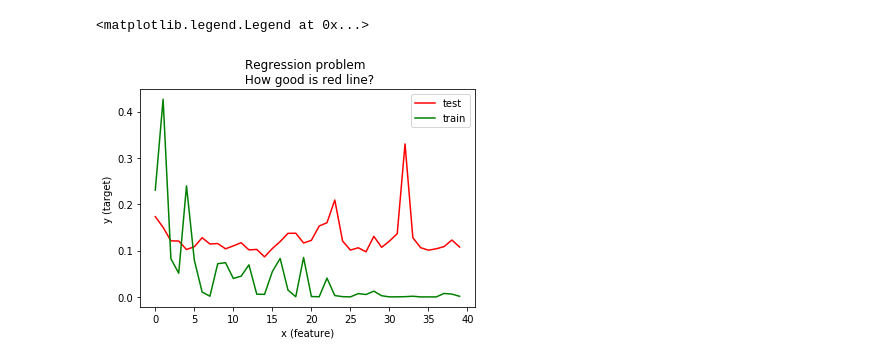
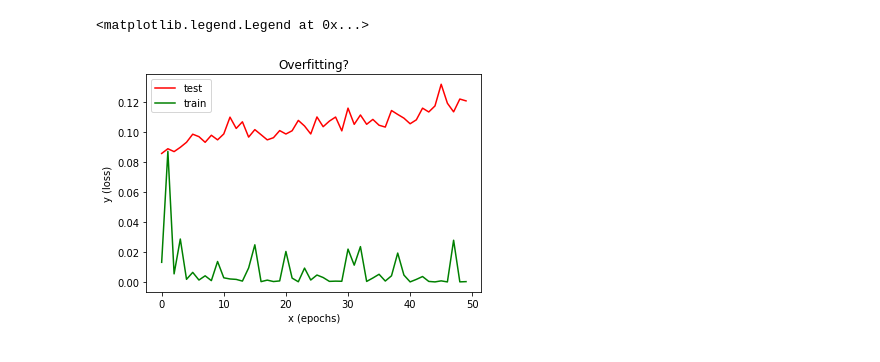
Before and after one commit to lilaac/MachineLearningOtus, a Jupyter notebook: week3.2_4/mnist_mlp-homework.ipynb, the cells around one changed output. Cells and saved outputs as stored; diff of their text form; code cells hidden in the pictures.

```diff
--- a/week3.2_4/mnist_mlp-homework.ipynb
+++ b/week3.2_4/mnist_mlp-homework.ipynb
@@ -19,12 +19,12 @@ plt.rcParams["figure.figsize"] = [12, 8]
 train_loader, valid_loader, test_loader = mnist(valid=10000)
 # %%
 class Net(nn.Module):
-    def __init__(self, batchnorm=False, dropout=False, lr=1e-3, l2=0.):
+    def __init__(self, batchnorm=False, dropout=False, lr=1e-4, l2=0.):
         super(Net, self).__init__()
         self.fc1 = nn.Linear(28*28, 128)
-        self.fc2 = nn.Linear(128, 200)
-        self.fc3 = nn.Linear(200, 100)
-        self.fc4 = nn.Linear(100, 10)
+        self.fc2 = nn.Linear(128, 128)
+        self.fc3 = nn.Linear(128, 64)
+        self.fc4 = nn.Linear(64, 10)
         if batchnorm:
             self.bn = nn.BatchNorm1d(128)
         self.batchnorm = batchnorm
@@ -41,7 +41,6 @@ class Net(nn.Module):
         if self.dropout:
             x = F.dropout(x, 0.5)
         x = F.relu(self.fc3(x))
-        #x = F.hardshrink(self.fc32(x))
         x = self.fc4(x)
         x = F.log_softmax(x, dim=1)
         return x
@@ -80,3 +76,5 @@ models = [Net(True, True)]
+# %%
+models = [Net(True, False)] # Pick version withpot dropout as the dropout may also lead to limit weights
 # %%
 def test(models, loader, epoch, test_loss):
     test_size = len(loader.sampler)
@@ -106,7 +104,7 @@ def test(models, loader, epoch, test_loss):
     print(report)
     return test_loss_plot
 # %%
-epochs_number = 40
+epochs_number = 50
 train_loss_plot = [0]*len(models)*epochs_number
 test_loss_plot = [0]*len(models)*epochs_number
 for epoch in range(1, epochs_number+1):
@@ -143,10 +140,10 @@ for i in range(len(train_loss_plot)):
 # %%
-plt.title("Regression problem \n How good is red line?")
-plt.xlabel("x (feature)")
-plt.ylabel("y (target)")
+plt.title("Overfitting?")
+plt.xlabel("x (epochs)")
+plt.ylabel("y (loss)")
 plt.plot(range(epochs_number), test_loss_plot, color='red', label='test')
 plt.plot(range(epochs_number), flattened_train_list, color='green', label='train')
 plt.legend()
 # %% [output]
 <matplotlib.legend.Legend at 0x...>
-[figure, old version]
+[figure, new version]
```
Also changed, not shown: parts of 4 cells of this notebook.
